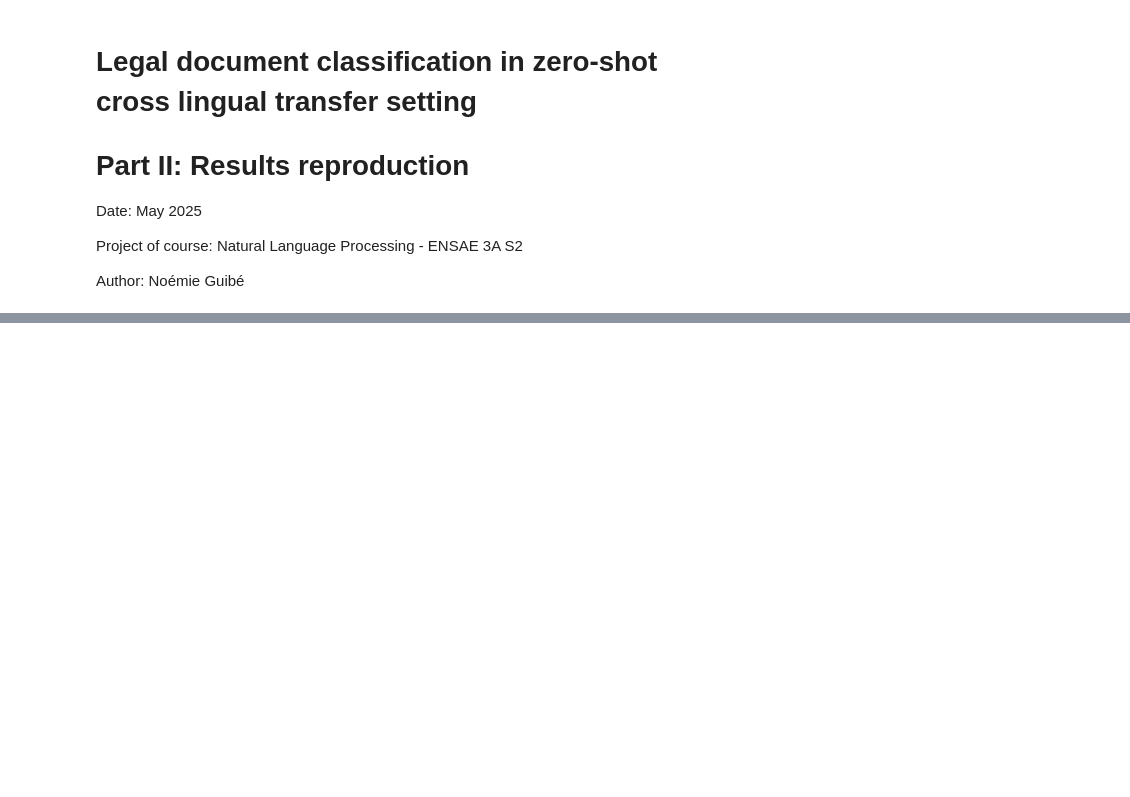
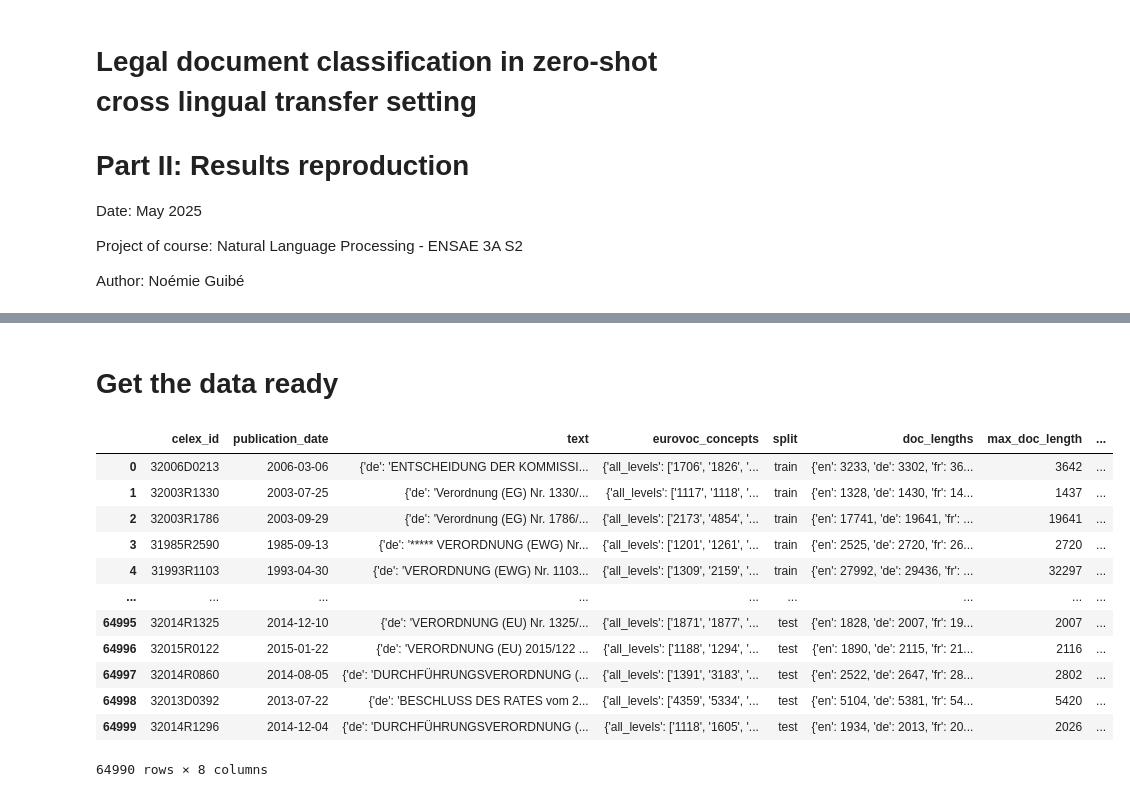
Before and after one commit to nguibe/NLP-Legal-document-classification, a Jupyter notebook: 2 - Results reproduction.ipynb, the cells around one changed output, grey strips where cells are left out. Drawn from its saved outputs; the diff is of its cells as text; code cells hidden in the pictures; blank space fills up the shorter version.

```diff
--- a/2 - Results reproduction.ipynb
+++ b/2 - Results reproduction.ipynb
@@ -57,0 +61,32 @@ print(f"Memory reduction: {memory_reduction_percentage:.2f}% lighter")
+# %%
+# Calculate the length of the document for each language
+def compute_lengths(text_dict):
+    lengths = {lang: len(text_dict[lang]) for lang in langs_to_keep if text_dict.get(lang) is not None}
+    return lengths
+# Apply the function to the 'text' column and store the result in a new column 'doc_lengths'
+df_reduced['doc_lengths'] = df_reduced['text'].apply(compute_lengths)
+# %%
+df_reduced['max_doc_length'] = df_reduced['doc_lengths'].apply(lambda d: max(d.values(), default=0))
+# %%
+df_reduced = df_reduced[df_reduced['max_doc_length']<500000]
+# %% [markdown]
+# Get the data ready
+# %%
+# keep only level 3 labels
+df_reduced['level_3_labels'] = df_reduced['eurovoc_concepts'].apply(lambda d: d['level_3'] if 'level_3' in d else [])
+# %%
+df_reduced
+# %% [output]
+|  | celex_id | publication_date | text | eurovoc_concepts | split | doc_lengths | max_doc_length | ... |
+| 0 | 32006D0213 | 2006-03-06 | {'de': 'ENTSCHEIDUNG DER KOMMISSI... | {'all_levels': ['1706', '1826', '... | train | {'en': 3233, 'de': 3302, 'fr': 36... | 3642 | ... |
+| 1 | 32003R1330 | 2003-07-25 | {'de': 'Verordnung (EG) Nr. 1330/... | {'all_levels': ['1117', '1118', '... | train | {'en': 1328, 'de': 1430, 'fr': 14... | 1437 | ... |
+| 2 | 32003R1786 | 2003-09-29 | {'de': 'Verordnung (EG) Nr. 1786/... | {'all_levels': ['2173', '4854', '... | train | {'en': 17741, 'de': 19641, 'fr': ... | 19641 | ... |
+| 3 | 31985R2590 | 1985-09-13 | {'de': '***** VERORDNUNG (EWG) Nr... | {'all_levels': ['1201', '1261', '... | train | {'en': 2525, 'de': 2720, 'fr': 26... | 2720 | ... |
+| 4 | 31993R1103 | 1993-04-30 | {'de': 'VERORDNUNG (EWG) Nr. 1103... | {'all_levels': ['1309', '2159', '... | train | {'en': 27992, 'de': 29436, 'fr': ... | 32297 | ... |
+| ... | ... | ... | ... | ... | ... | ... | ... | ... |
+| 64995 | 32014R1325 | 2014-12-10 | {'de': 'VERORDNUNG (EU) Nr. 1325/... | {'all_levels': ['1871', '1877', '... | test | {'en': 1828, 'de': 2007, 'fr': 19... | 2007 | ... |
+| 64996 | 32015R0122 | 2015-01-22 | {'de': 'VERORDNUNG (EU) 2015/122 ... | {'all_levels': ['1188', '1294', '... | test | {'en': 1890, 'de': 2115, 'fr': 21... | 2116 | ... |
+| 64997 | 32014R0860 | 2014-08-05 | {'de': 'DURCHFÜHRUNGSVERORDNUNG (... | {'all_levels': ['1391', '3183', '... | test | {'en': 2522, 'de': 2647, 'fr': 28... | 2802 | ... |
+| 64998 | 32013D0392 | 2013-07-22 | {'de': 'BESCHLUSS DES RATES vom 2... | {'all_levels': ['4359', '5334', '... | test | {'en': 5104, 'de': 5381, 'fr': 54... | 5420 | ... |
+| 64999 | 32014R1296 | 2014-12-04 | {'de': 'DURCHFÜHRUNGSVERORDNUNG (... | {'all_levels': ['1118', '1605', '... | test | {'en': 1934, 'de': 2013, 'fr': 20... | 2026 | ... |
+64990 rows × 8 columns
```
Also changed, not shown: parts of 39 cells of this notebook.
